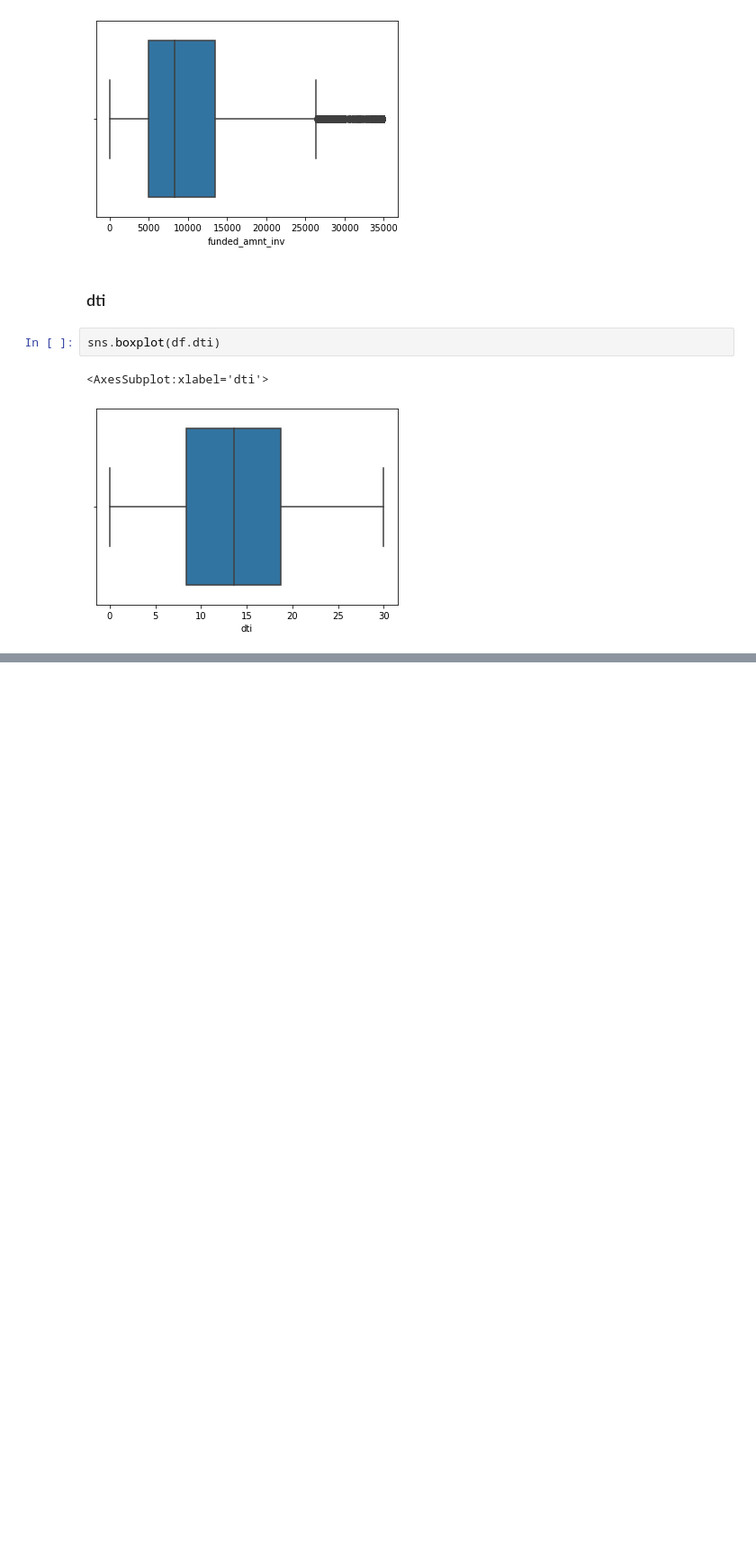
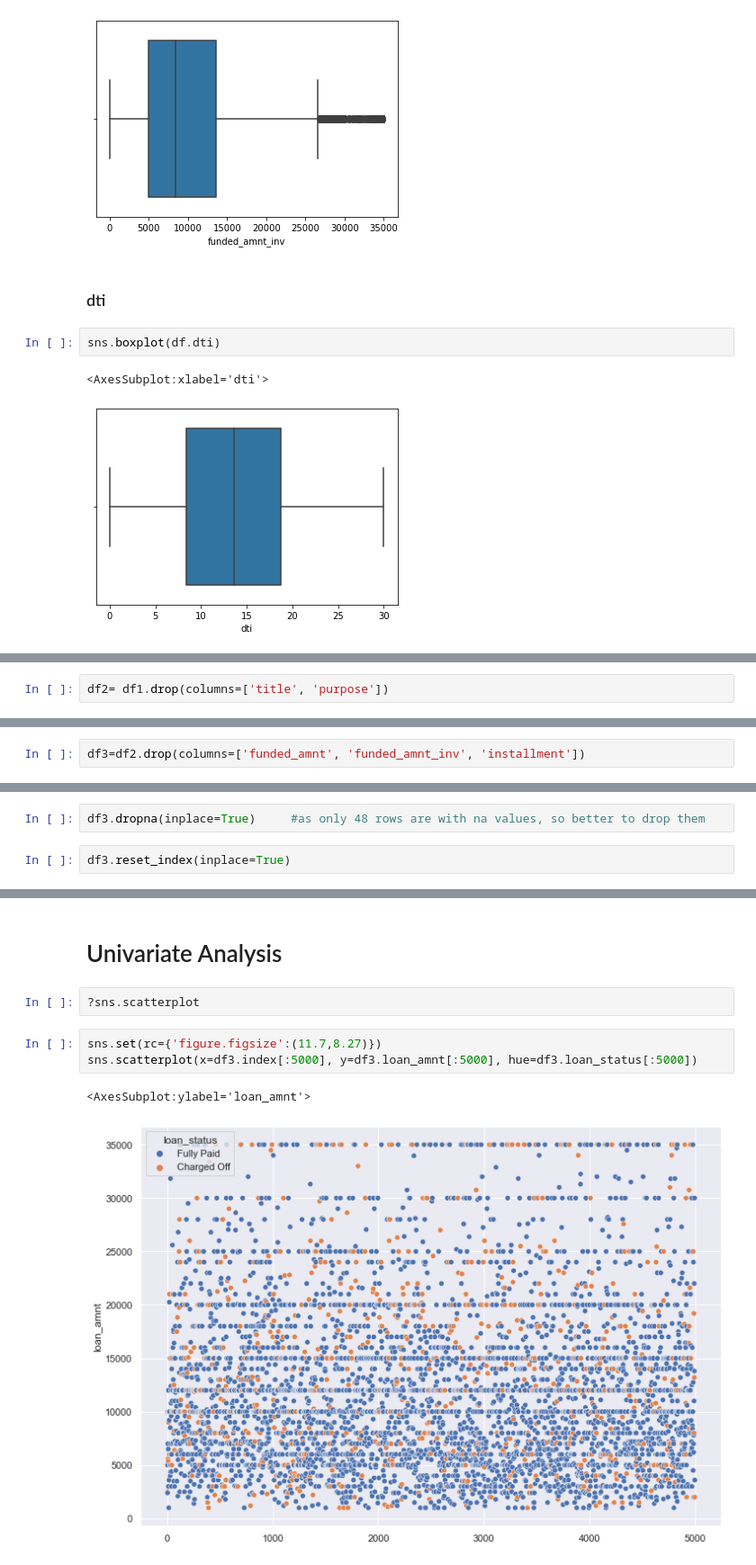
Before and after one commit to omkarkurve/Lending-Club-Case-Study, a Jupyter notebook: DataAnalysisFile.ipynb, the cells around one changed output, grey strips where cells are left out. Shown at 90% size. Drawn from its saved outputs; the diff is of its cells as text; blank space fills up the shorter version.

Commit message:
Extended the data cleaning and done with analysis

```diff
--- a/DataAnalysisFile.ipynb
+++ b/DataAnalysisFile.ipynb
@@ -418,0 +477,2 @@ the simplest form of analyzing data. Uni means one, so in other words the data h
+# %%
+df2= df1.drop(columns=['title', 'purpose'])
@@ -418,0 +518,2 @@ the simplest form of analyzing data. Uni means one, so in other words the data h
+# %%
+df3=df2.drop(columns=['funded_amnt', 'funded_amnt_inv', 'installment'])
@@ -418,0 +540,4 @@ the simplest form of analyzing data. Uni means one, so in other words the data h
+# %%
+df3.dropna(inplace=True)     #as only 48 rows are with na values, so better to drop them
+# %%
+df3.reset_index(inplace=True)
@@ -418,0 +564,10 @@ the simplest form of analyzing data. Uni means one, so in other words the data h
+# %% [markdown]
+# Univariate Analysis
+# %%
+?sns.scatterplot
+# %%
+sns.set(rc={'figure.figsize':(11.7,8.27)})
+sns.scatterplot(x=df3.index[:5000], y=df3.loan_amnt[:5000], hue=df3.loan_status[:5000])
+# %% [output]
+<AxesSubplot:ylabel='loan_amnt'>
+[figure, added]
```
Also changed, not shown: parts of 81 cells of this notebook.
